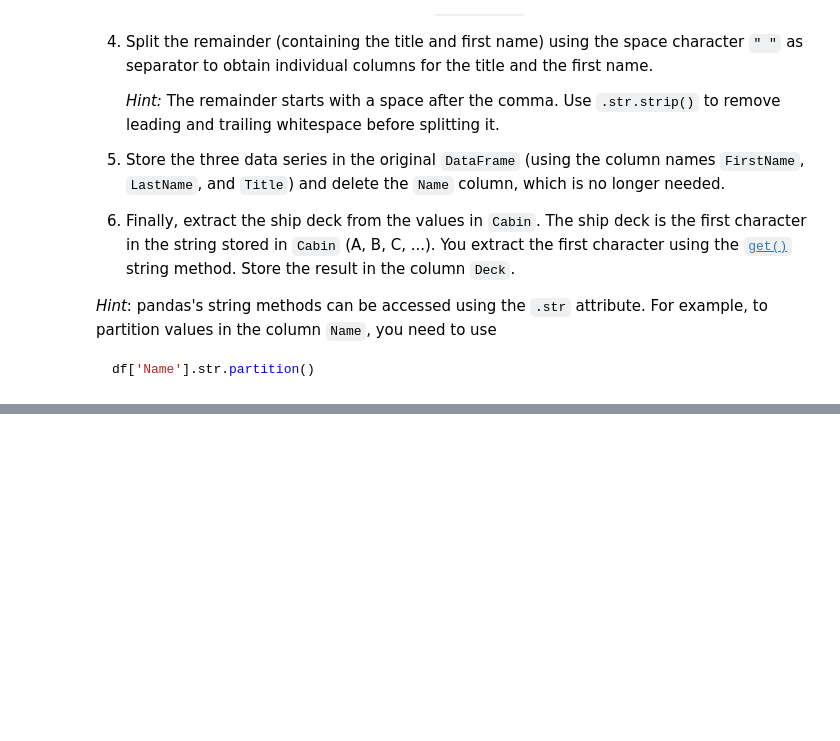
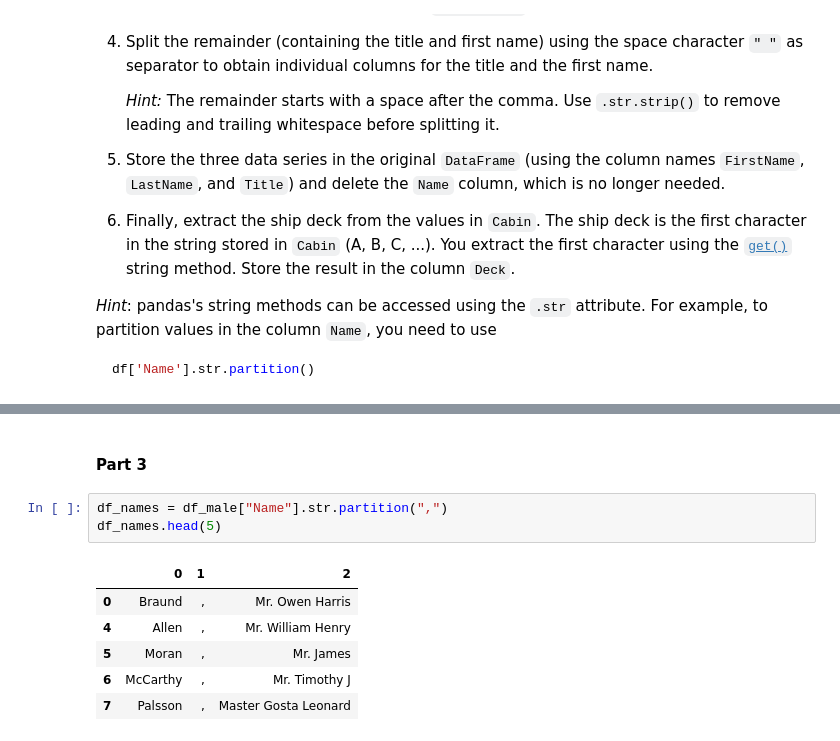
Before and after one commit to borresen18/TECH2-H26, a Jupyter notebook: workshops/workshop2/workshop2 HB2.ipynb, the cells around one changed output, grey strips where cells are left out. Cells and saved outputs as stored; diff of their text form; blank space fills up the shorter version.

```diff
--- a/workshops/workshop2/workshop2 HB2.ipynb
+++ b/workshops/workshop2/workshop2 HB2.ipynb
@@ -445,0 +476,12 @@ df['Name'].str.partition()
+# %% [markdown]
+#### Part 3
+# %%
+df_names = df_male["Name"].str.partition(",")
+df_names.head(5)
+# %% [output]
+|  | 0 | 1 | 2 |
+| 0 | Braund | , | Mr. Owen Harris |
+| 4 | Allen | , | Mr. William Henry |
+| 5 | Moran | , | Mr. James |
+| 6 | McCarthy | , | Mr. Timothy J |
+| 7 | Palsson | , | Master Gosta Leonard |
```
Also changed, not shown: parts of 10 cells of this notebook, 1 other file.
